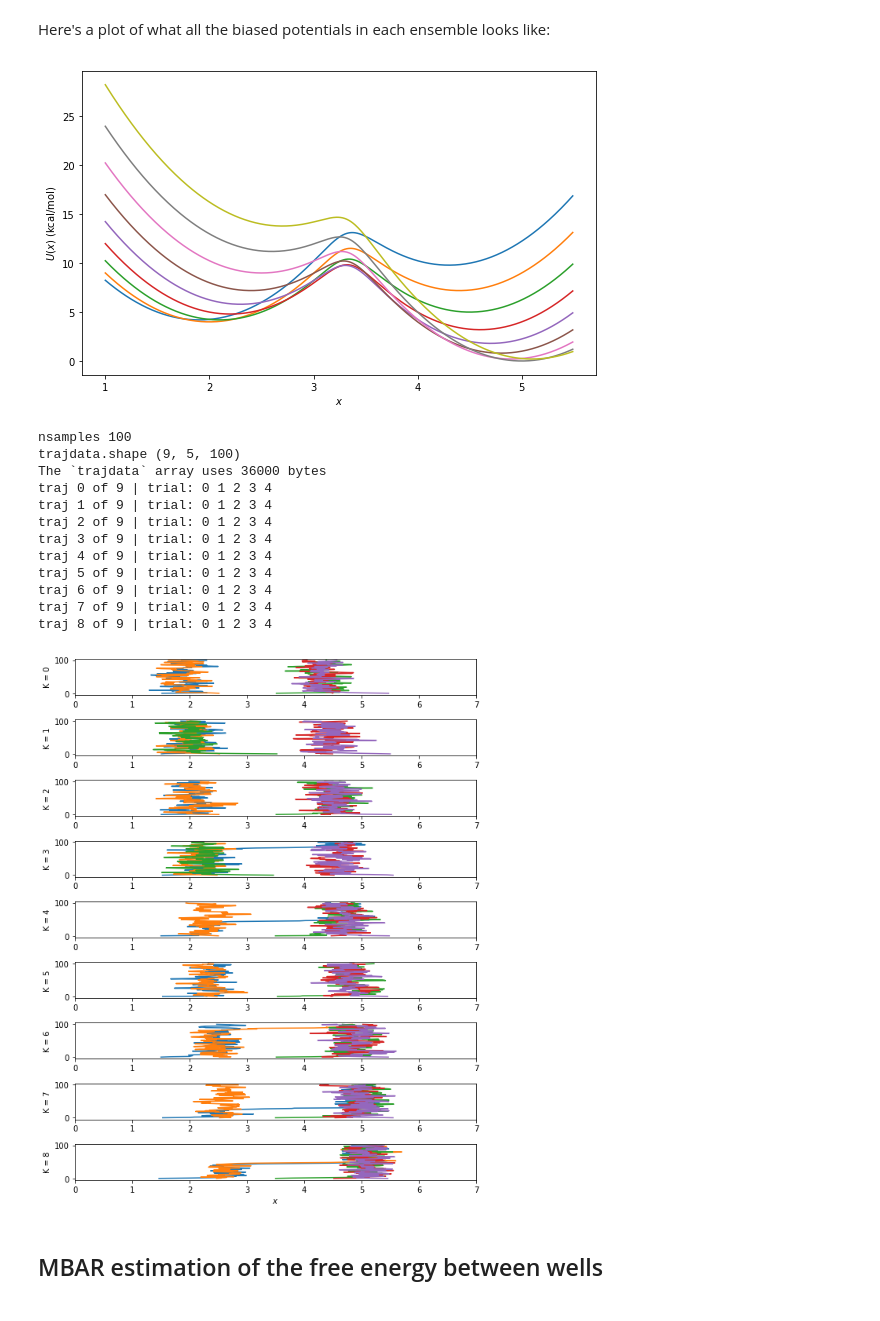
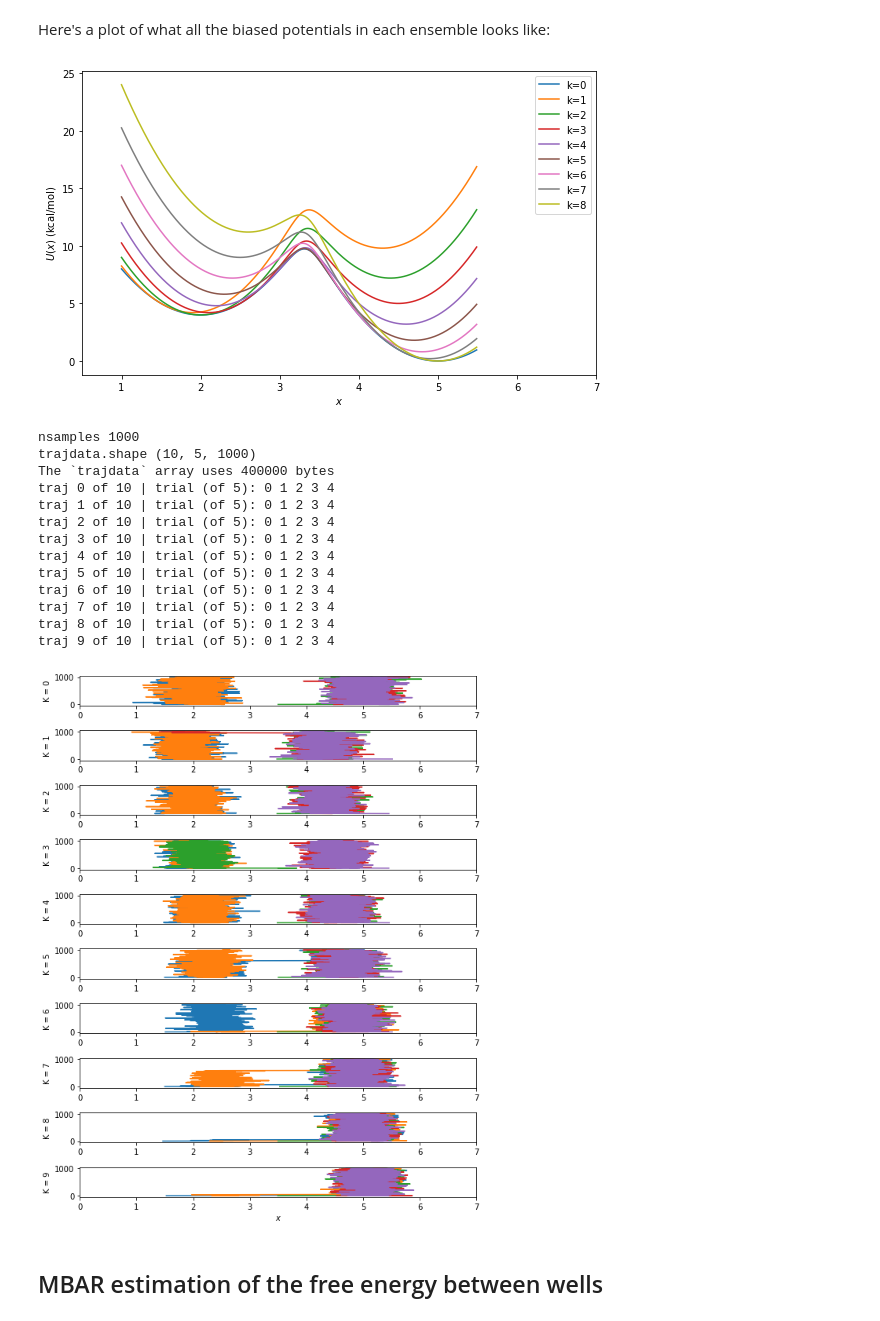
Before and after one commit to vvoelz/free-energy-msm-estimators, a Jupyter notebook: examples/two-well/UmbrellaSampler.ipynb, the cells around one changed output. Drawn from its saved outputs; the diff is of its cells as text; code cells hidden in the pictures.

```diff
--- a/examples/two-well/UmbrellaSampler.ipynb
+++ b/examples/two-well/UmbrellaSampler.ipynb
@@ -10,8 +10,8 @@ class UmbrellaSampler(object):
     """A Sampler class that can perform biased sampling of the two-well potential."""
 
     def __init__(self,
-                 x0_values = [1.5, 2.0, 2.5, 3.0, 3.5, 4.0, 4.5, 5.0, 5.5],
-                 kspring_values  = [2.0]*9):
+                 x0_values = [0.0, 1.5, 2.0, 2.5, 3.0, 3.5, 4.0, 4.5, 5.0, 5.5],
+                 kspring_values  = ([0.0]+[2.0]*9) ):
         """Initialize the UmbrellaSampler class.
 
         PARAMETERS
@@ -124,31 +124,33 @@ K = 9
 plt.figure(figsize=(8,5))
 x = np.arange(1.0, 5.5, 0.01)
 for thermo_index in range(K):
-    plt.plot(x, s.U(x, s.x0_values[thermo_index], s.kspring_values[thermo_index]))
+    plt.plot(x, s.U(x, s.x0_values[thermo_index], s.kspring_values[thermo_index]), label='k=%d'%thermo_index)
 plt.xlabel('$x$')
 plt.ylabel('$U(x)$ (kcal/mol)')
+plt.legend(loc='upper right')
+plt.xlim(0.5, 7.0)
 plt.tight_layout()
 # %% [output]
-[figure, old version]
+[figure, new version]
 # %%
 s = UmbrellaSampler(
-        x0_values = [1.5, 2.0, 2.5, 3.0, 3.5, 4.0, 4.5, 5.0, 5.5],
-        kspring_values  = [2.0]*9)
-K = 9  # number of thermodynamic ensembles
+        x0_values = ([0.0] + [1.5, 2.0, 2.5, 3.0, 3.5, 4.0, 4.5, 5.0, 5.5]),
+        kspring_values  = ([0.0] + [2.0]*9) )
+#K = 10  # number of thermodynamic ensembles
 
 ntrials = 5
 xinit_per_trial = [1.5, 2.5, 3.5, 4.5, 5.5]
-nsteps = 10000
+nsteps = 100000
 nstride = 100
 nsamples = int(nsteps/nstride)
 print('nsamples', nsamples)
 
-trajdata = np.zeros( (K,ntrials,nsamples))
+trajdata = np.zeros( (s.K, ntrials, nsamples))
 print('trajdata.shape', trajdata.shape)
 print('The `trajdata` array uses', trajdata.nbytes, 'bytes')
 
-for thermo_index in range(K):
-    print('traj', thermo_index, 'of', K, '| trial: ', end ='')
+for thermo_index in range(s.K):
+    print('traj', thermo_index, 'of', s.K, '| trial (of %d): '%ntrials, end ='')
     for trial in range(ntrials):
         trajdata[thermo_index,trial,:] = s.sample(xinit_per_trial[trial],
                                                   nsteps, thermo_index, nstride=nstride,
@@ -156,31 +158,32 @@ for thermo_index in range(K):
         print(trial, end = ' ')
     print('')
 # %% [output]
-nsamples 100
-trajdata.shape (9, 5, 100)
-The `trajdata` array uses 36000 bytes
-traj 0 of 9 | trial: 0 1 2 3 4
-traj 1 of 9 | trial: 0 1 2 3 4
-traj 2 of 9 | trial: 0 1 2 3 4
-traj 3 of 9 | trial: 0 1 2 3 4
-traj 4 of 9 | trial: 0 1 2 3 4
-traj 5 of 9 | trial: 0 1 2 3 4
-traj 6 of 9 | trial: 0 1 2 3 4
-traj 7 of 9 | trial: 0 1 2 3 4
-traj 8 of 9 | trial: 0 1 2 3 4
+nsamples 1000
+trajdata.shape (10, 5, 1000)
+The `trajdata` array uses 400000 bytes
+traj 0 of 10 | trial (of 5): 0 1 2 3 4
+traj 1 of 10 | trial (of 5): 0 1 2 3 4
+traj 2 of 10 | trial (of 5): 0 1 2 3 4
+traj 3 of 10 | trial (of 5): 0 1 2 3 4
+traj 4 of 10 | trial (of 5): 0 1 2 3 4
+traj 5 of 10 | trial (of 5): 0 1 2 3 4
+traj 6 of 10 | trial (of 5): 0 1 2 3 4
+traj 7 of 10 | trial (of 5): 0 1 2 3 4
+traj 8 of 10 | trial (of 5): 0 1 2 3 4
+traj 9 of 10 | trial (of 5): 0 1 2 3 4
 # %%
 # Plot the results
 plt.figure(figsize=(8,10))
-for thermo_index in range(K):
-    plt.subplot(K,1,thermo_index+1)
+for thermo_index in range(s.K):
+    plt.subplot(s.K,1,thermo_index+1)
     for trial in range(ntrials):
         plt.plot(trajdata[thermo_index,trial,:], range(nsamples))
-    if thermo_index == (K-1):
+    if thermo_index == (s.K-1):
         plt.xlabel('$x$')
     plt.ylabel('K = %d'%thermo_index)
     plt.xlim(0,7.0)
 plt.tight_layout()
 # %% [output]
-[figure, old version]
+[figure, new version]
 # %% [markdown]
 ## MBAR estimation of the free energy between wells
```
Also changed, not shown: parts of 2 cells of this notebook.
